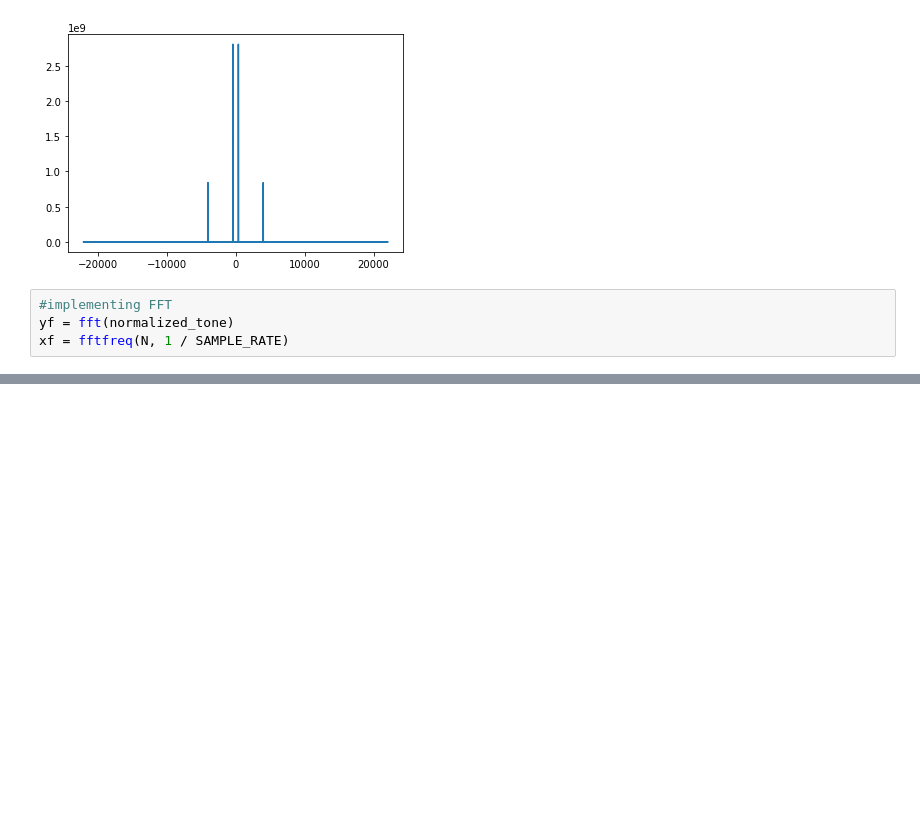
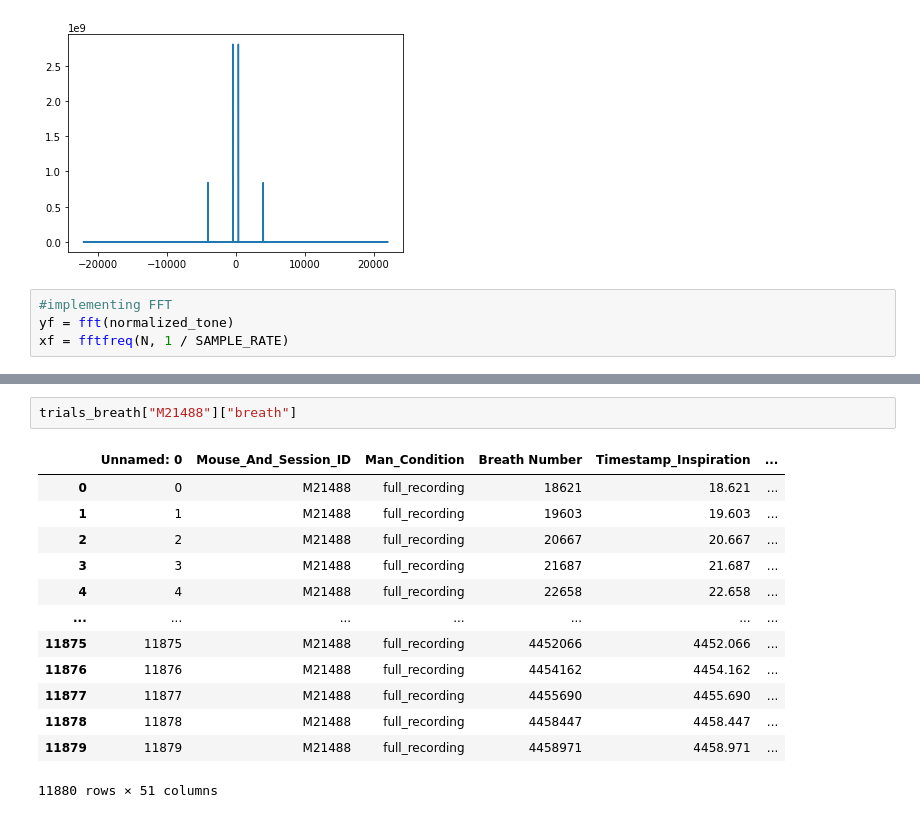
Before and after one commit to mahmoudalmadi/BCM_SIDS_ML_Summer_22, a Jupyter notebook: playground/exploring_spectrograms.ipynb, the cells around one changed output, grey strips where cells are left out. Cells and saved outputs as stored; diff of their text form; blank space fills up the shorter version.

```diff
--- a/playground/exploring_spectrograms.ipynb
+++ b/playground/exploring_spectrograms.ipynb
@@ -50,0 +87,16 @@ xf = fftfreq(N, 1 / SAMPLE_RATE)
+# %%
+trials_breath["M21488"]["breath"]
+# %% [output]
+|  | Unnamed: 0 | Mouse_And_Session_ID | Man_Condition | Breath Number | Timestamp_Inspiration | ... |
+| 0 | 0 | M21488 | full_recording | 18621 | 18.621 | ... |
+| 1 | 1 | M21488 | full_recording | 19603 | 19.603 | ... |
+| 2 | 2 | M21488 | full_recording | 20667 | 20.667 | ... |
+| 3 | 3 | M21488 | full_recording | 21687 | 21.687 | ... |
+| 4 | 4 | M21488 | full_recording | 22658 | 22.658 | ... |
+| ... | ... | ... | ... | ... | ... | ... |
+| 11875 | 11875 | M21488 | full_recording | 4452066 | 4452.066 | ... |
+| 11876 | 11876 | M21488 | full_recording | 4454162 | 4454.162 | ... |
+| 11877 | 11877 | M21488 | full_recording | 4455690 | 4455.690 | ... |
+| 11878 | 11878 | M21488 | full_recording | 4458447 | 4458.447 | ... |
+| 11879 | 11879 | M21488 | full_recording | 4458971 | 4458.971 | ... |
+11880 rows × 51 columns
```
Also changed, not shown: parts of 12 cells of this notebook, 2 other files.
